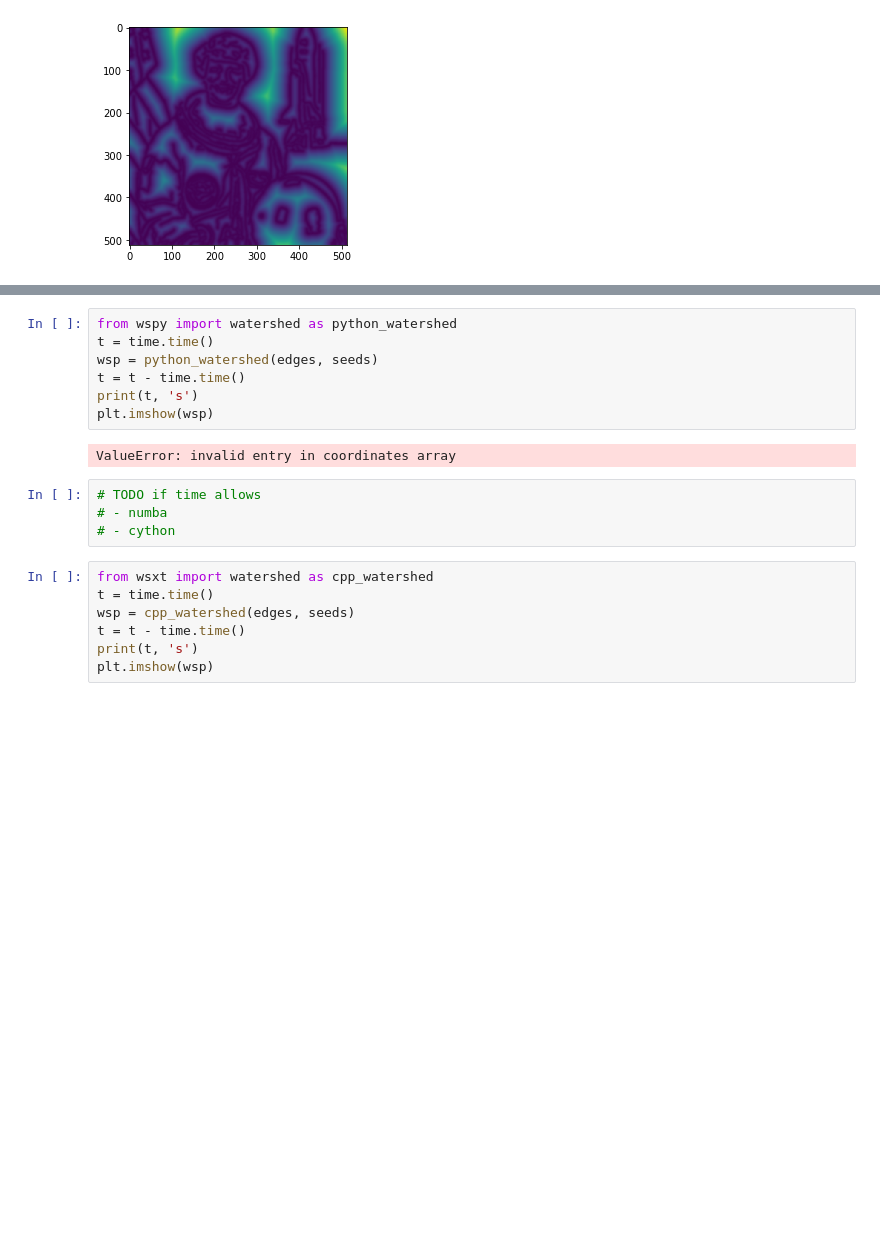
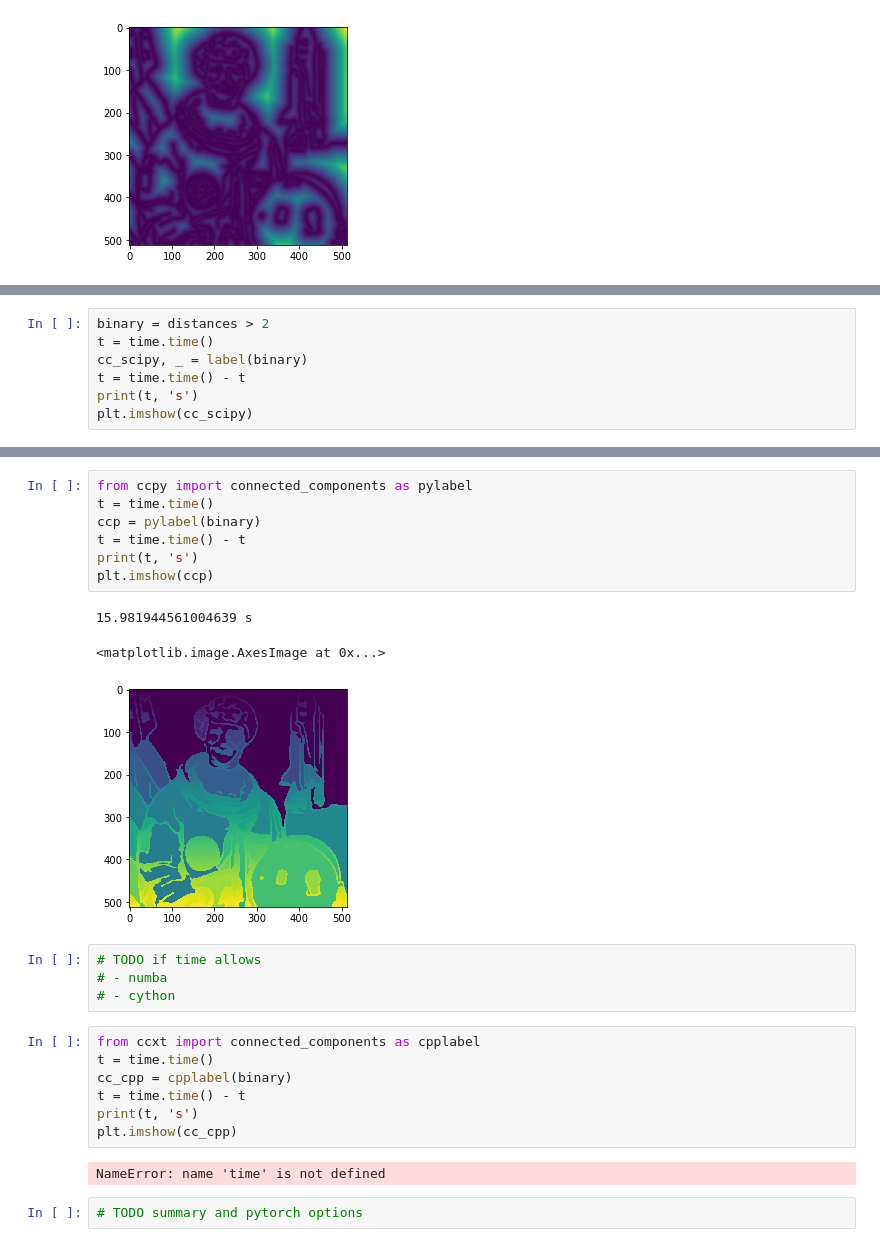
Before and after one commit to constantinpape/fastpy, a Jupyter notebook: fastpy.ipynb, the cells around one changed output, grey strips where cells are left out. Saved outputs shown, nothing was run; the diff lists cells and outputs as text; blank space fills up the shorter version.

Commit message:
Add connected components WIP

```diff
--- a/fastpy.ipynb
+++ b/fastpy.ipynb
@@ -90,0 +83,7 @@ plt.imshow(seeds)
+# %%
+binary = distances > 2
+t = time.time()
+cc_scipy, _ = label(binary)
+t = time.time() - t
+print(t, 's')
+plt.imshow(cc_scipy)
@@ -91,20 +94,26 @@ plt.imshow(seeds)
 # %%
-from wspy import watershed as python_watershed
+from ccpy import connected_components as pylabel
 t = time.time()
-wsp = python_watershed(edges, seeds)
-t = t - time.time()
+ccp = pylabel(binary)
+t = time.time() - t
 print(t, 's')
-plt.imshow(wsp)
+plt.imshow(ccp)
 # %% [output]
-ValueError: invalid entry in coordinates array
+15.981944561004639 s
+<matplotlib.image.AxesImage at 0x...>
+[figure, added]
 # %%
 # TODO if time allows
 # - numba
 # - cython
 # %%
-from wsxt import watershed as cpp_watershed
+from ccxt import connected_components as cpplabel
 t = time.time()
-wsp = cpp_watershed(edges, seeds)
-t = t - time.time()
+cc_cpp = cpplabel(binary)
+t = time.time() - t
 print(t, 's')
-plt.imshow(wsp)
+plt.imshow(cc_cpp)
+# %% [output]
+NameError: name 'time' is not defined
+# %%
+# TODO summary and pytorch options
```
Also changed, not shown: parts of 6 cells of this notebook, 6 other files.
